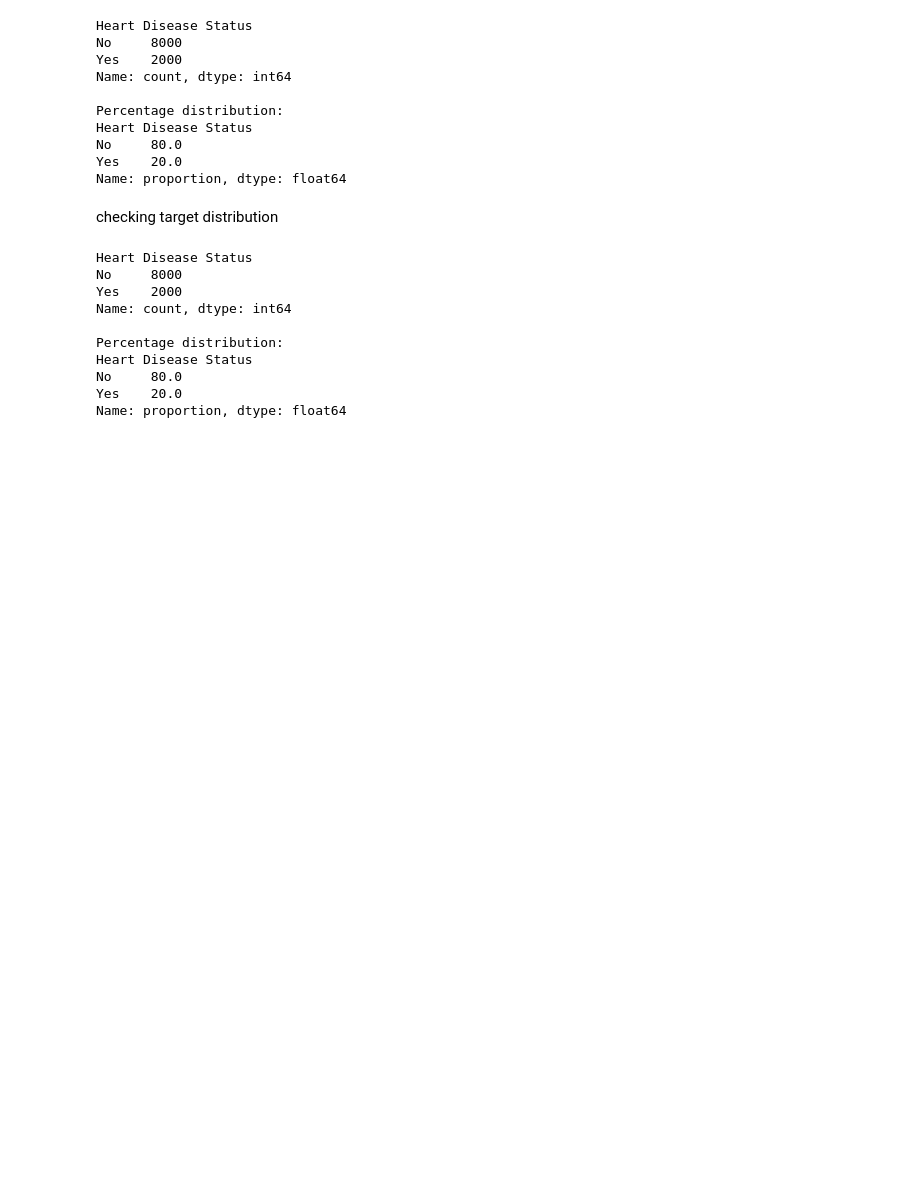
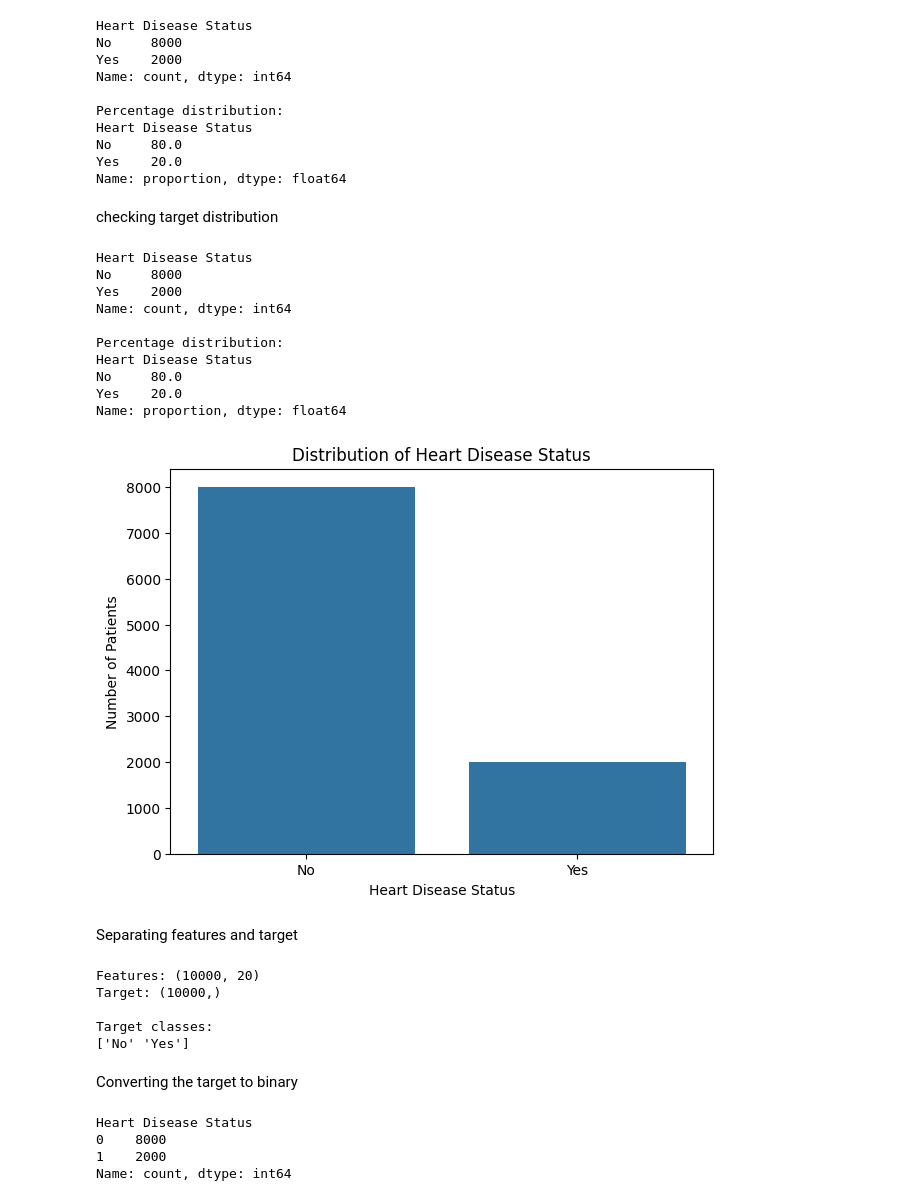
Before and after one commit to chrimapaul/Heart_Disease_Prediction_Group6, a Jupyter notebook: Group6_Capstone_Project.ipynb, the cells around one changed output. Cells and saved outputs as stored; diff of their text form; code cells hidden in the pictures; blank space fills up the shorter version.

Commit message:
separate features and target

```diff
--- a/Group6_Capstone_Project.ipynb
+++ b/Group6_Capstone_Project.ipynb
@@ -183,3 +183,51 @@ Heart Disease Status
 No     80.0
 Yes    20.0
 Name: proportion, dtype: float64
+# %%
+plt.figure(figsize=(7,5))
+
+sns.countplot(
+    data=df,
+    x="Heart Disease Status"
+)
+
+plt.title("Distribution of Heart Disease Status")
+plt.xlabel("Heart Disease Status")
+plt.ylabel("Number of Patients")
+
+plt.show()
+# %% [output]
+[figure, added]
+# %% [markdown]
+Separating features and target
+# %%
+TARGET = "Heart Disease Status"
+
+X = df.drop(columns=[TARGET])
+y = df[TARGET]
+
+print("Features:", X.shape)
+print("Target:", y.shape)
+
+print("\nTarget classes:")
+print(y.unique())
+# %% [output]
+Features: (10000, 20)
+Target: (10000,)
+
+Target classes:
+['No' 'Yes']
+# %% [markdown]
+Converting the target to binary
+# %%
+y = y.map({
+    "No": 0,
+    "Yes": 1
+})
+
+print(y.value_counts())
+# %% [output]
+Heart Disease Status
+0    8000
+1    2000
+Name: count, dtype: int64
```
